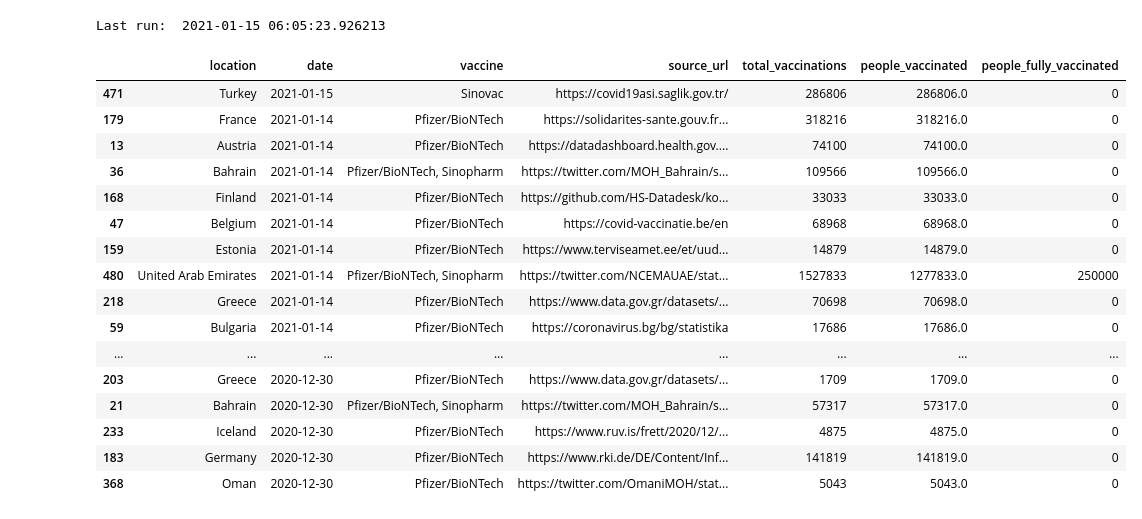
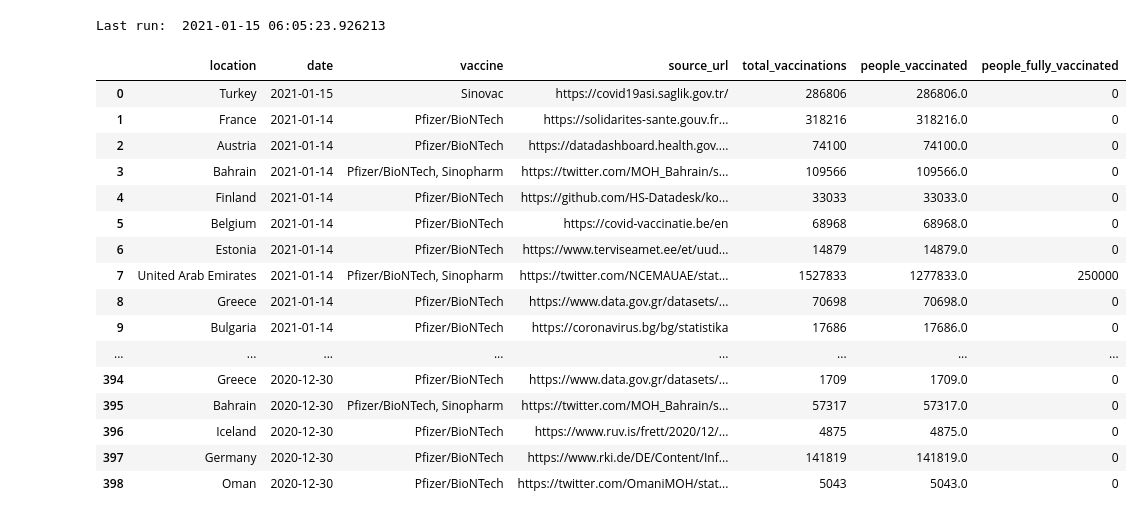
Before and after one commit to salgo60/CoronaVaccinationCheck, a Jupyter notebook: What is reported.ipynb, the cells around one changed output. Cells and saved outputs as stored; diff of their text form; code cells hidden in the pictures.

```diff
--- a/What is reported.ipynb
+++ b/What is reported.ipynb
@@ -16,32 +16,33 @@ Last run:  2021-01-15 06:05:23.926213
 # %%
 import pandas as pd
 pd.set_option('display.max_columns', None)
 pd.set_option('display.max_rows', None)
 GITHUB_directory = "https://api.github.com/repos/owid/covid-19-data/contents/public/data/vaccinations/country_data"
 countries = pd.read_json(GITHUB_directory)
 listcountries = []
 for index,row in countries.iterrows():
     df = pd.read_csv(row["download_url"])
     listcountries.append(df)
 
 allCountriesGitHub = pd.concat(listcountries, axis=0, ignore_index=True)
 allCountriesGitHub = allCountriesGitHub.sort_values(by=['date'],ascending=False)
+allCountriesGitHub.reset_index(drop=True, inplace=True)
 allCountriesGitHub
 # %% [output]
 |  | location | date | vaccine | source_url | total_vaccinations | people_vaccinated | people_fully_vaccinated |
-| 471 | Turkey | 2021-01-15 | Sinovac | https://covid19asi.saglik.gov.tr/ | 286806 | 286806.0 | 0 |
-| 179 | France | 2021-01-14 | Pfizer/BioNTech | https://solidarites-sante.gouv.fr... | 318216 | 318216.0 | 0 |
-| 13 | Austria | 2021-01-14 | Pfizer/BioNTech | https://datadashboard.health.gov.... | 74100 | 74100.0 | 0 |
-| 36 | Bahrain | 2021-01-14 | Pfizer/BioNTech, Sinopharm | https://twitter.com/MOH_Bahrain/s... | 109566 | 109566.0 | 0 |
-| 168 | Finland | 2021-01-14 | Pfizer/BioNTech | https://github.com/HS-Datadesk/ko... | 33033 | 33033.0 | 0 |
-| 47 | Belgium | 2021-01-14 | Pfizer/BioNTech | https://covid-vaccinatie.be/en | 68968 | 68968.0 | 0 |
-| 159 | Estonia | 2021-01-14 | Pfizer/BioNTech | https://www.terviseamet.ee/et/uud... | 14879 | 14879.0 | 0 |
-| 480 | United Arab Emirates | 2021-01-14 | Pfizer/BioNTech, Sinopharm | https://twitter.com/NCEMAUAE/stat... | 1527833 | 1277833.0 | 250000 |
-| 218 | Greece | 2021-01-14 | Pfizer/BioNTech | https://www.data.gov.gr/datasets/... | 70698 | 70698.0 | 0 |
-| 59 | Bulgaria | 2021-01-14 | Pfizer/BioNTech | https://coronavirus.bg/bg/statistika | 17686 | 17686.0 | 0 |
+| 0 | Turkey | 2021-01-15 | Sinovac | https://covid19asi.saglik.gov.tr/ | 286806 | 286806.0 | 0 |
+| 1 | France | 2021-01-14 | Pfizer/BioNTech | https://solidarites-sante.gouv.fr... | 318216 | 318216.0 | 0 |
+| 2 | Austria | 2021-01-14 | Pfizer/BioNTech | https://datadashboard.health.gov.... | 74100 | 74100.0 | 0 |
+| 3 | Bahrain | 2021-01-14 | Pfizer/BioNTech, Sinopharm | https://twitter.com/MOH_Bahrain/s... | 109566 | 109566.0 | 0 |
+| 4 | Finland | 2021-01-14 | Pfizer/BioNTech | https://github.com/HS-Datadesk/ko... | 33033 | 33033.0 | 0 |
+| 5 | Belgium | 2021-01-14 | Pfizer/BioNTech | https://covid-vaccinatie.be/en | 68968 | 68968.0 | 0 |
+| 6 | Estonia | 2021-01-14 | Pfizer/BioNTech | https://www.terviseamet.ee/et/uud... | 14879 | 14879.0 | 0 |
+| 7 | United Arab Emirates | 2021-01-14 | Pfizer/BioNTech, Sinopharm | https://twitter.com/NCEMAUAE/stat... | 1527833 | 1277833.0 | 250000 |
+| 8 | Greece | 2021-01-14 | Pfizer/BioNTech | https://www.data.gov.gr/datasets/... | 70698 | 70698.0 | 0 |
+| 9 | Bulgaria | 2021-01-14 | Pfizer/BioNTech | https://coronavirus.bg/bg/statistika | 17686 | 17686.0 | 0 |
 | ... | ... | ... | ... | ... | ... | ... | ... |
-| 203 | Greece | 2020-12-30 | Pfizer/BioNTech | https://www.data.gov.gr/datasets/... | 1709 | 1709.0 | 0 |
-| 21 | Bahrain | 2020-12-30 | Pfizer/BioNTech, Sinopharm | https://twitter.com/MOH_Bahrain/s... | 57317 | 57317.0 | 0 |
-| 233 | Iceland | 2020-12-30 | Pfizer/BioNTech | https://www.ruv.is/frett/2020/12/... | 4875 | 4875.0 | 0 |
-| 183 | Germany | 2020-12-30 | Pfizer/BioNTech | https://www.rki.de/DE/Content/Inf... | 141819 | 141819.0 | 0 |
-| 368 | Oman | 2020-12-30 | Pfizer/BioNTech | https://twitter.com/OmaniMOH/stat... | 5043 | 5043.0 | 0 |
+| 394 | Greece | 2020-12-30 | Pfizer/BioNTech | https://www.data.gov.gr/datasets/... | 1709 | 1709.0 | 0 |
+| 395 | Bahrain | 2020-12-30 | Pfizer/BioNTech, Sinopharm | https://twitter.com/MOH_Bahrain/s... | 57317 | 57317.0 | 0 |
+| 396 | Iceland | 2020-12-30 | Pfizer/BioNTech | https://www.ruv.is/frett/2020/12/... | 4875 | 4875.0 | 0 |
+| 397 | Germany | 2020-12-30 | Pfizer/BioNTech | https://www.rki.de/DE/Content/Inf... | 141819 | 141819.0 | 0 |
+| 398 | Oman | 2020-12-30 | Pfizer/BioNTech | https://twitter.com/OmaniMOH/stat... | 5043 | 5043.0 | 0 |
```
